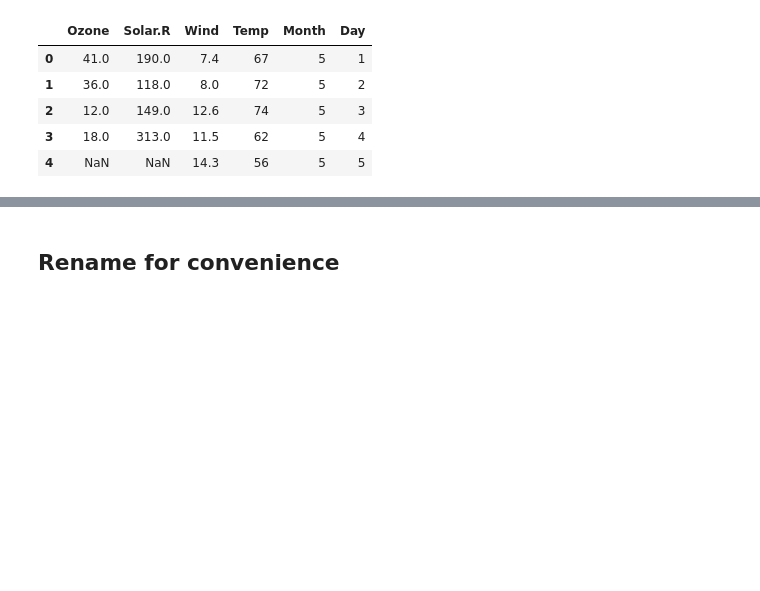
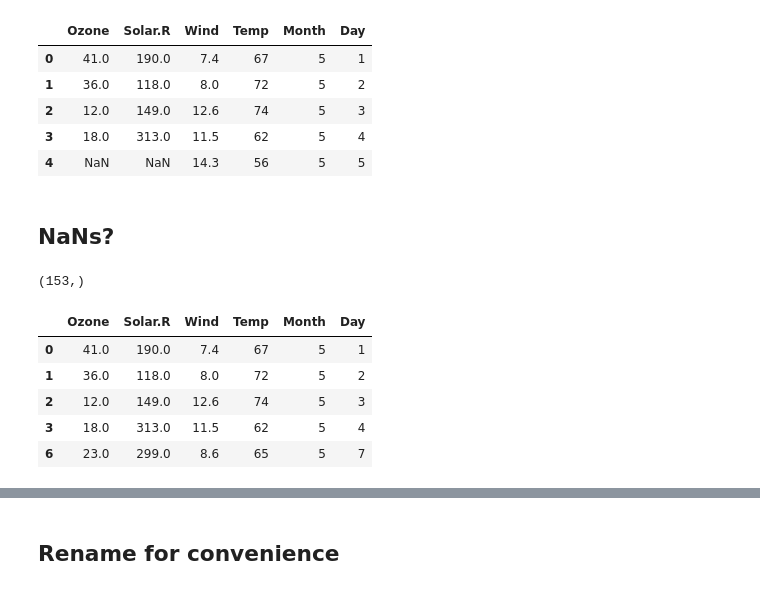
Before and after one commit to profxj/ocea200, a Jupyter notebook: OCEA-267/Lectures/W4_L7_Ozone.ipynb, the cells around one changed output, grey strips where cells are left out. Cells and saved outputs as stored; diff of their text form; code cells hidden in the pictures; blank space fills up the shorter version.

```diff
--- a/OCEA-267/Lectures/W4_L7_Ozone.ipynb
+++ b/OCEA-267/Lectures/W4_L7_Ozone.ipynb
@@ -26,3 +26,5 @@ data.head()
 | 2 | 12.0 | 149.0 | 12.6 | 74 | 5 | 3 |
 | 3 | 18.0 | 313.0 | 11.5 | 62 | 5 | 4 |
 | 4 | NaN | NaN | 14.3 | 56 | 5 | 5 |
+# %% [markdown]
+## NaNs?
@@ -28,0 +38,14 @@ data.head()
+# %%
+all_good.shape
+# %% [output]
+(153,)
+# %%
+data = data[all_good].copy()
+data.head()
+# %% [output]
+|  | Ozone | Solar.R | Wind | Temp | Month | Day |
+| 0 | 41.0 | 190.0 | 7.4 | 67 | 5 | 1 |
+| 1 | 36.0 | 118.0 | 8.0 | 72 | 5 | 2 |
+| 2 | 12.0 | 149.0 | 12.6 | 74 | 5 | 3 |
+| 3 | 18.0 | 313.0 | 11.5 | 62 | 5 | 4 |
+| 6 | 23.0 | 299.0 | 8.6 | 65 | 5 | 7 |
```
Also changed, not shown: parts of 15 cells of this notebook, 1 other file.
